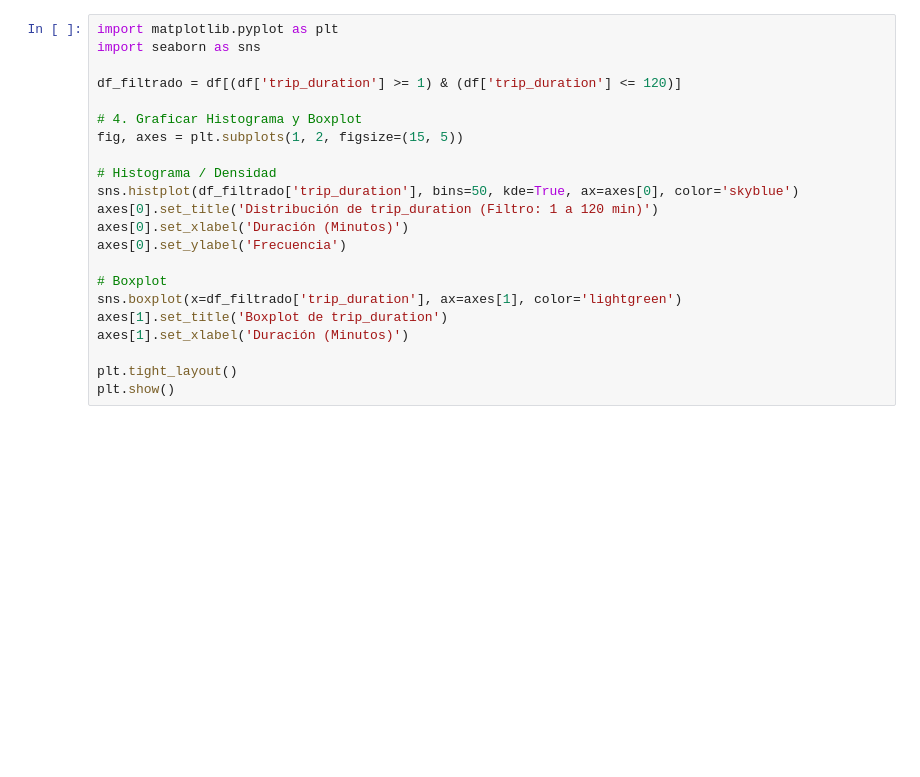
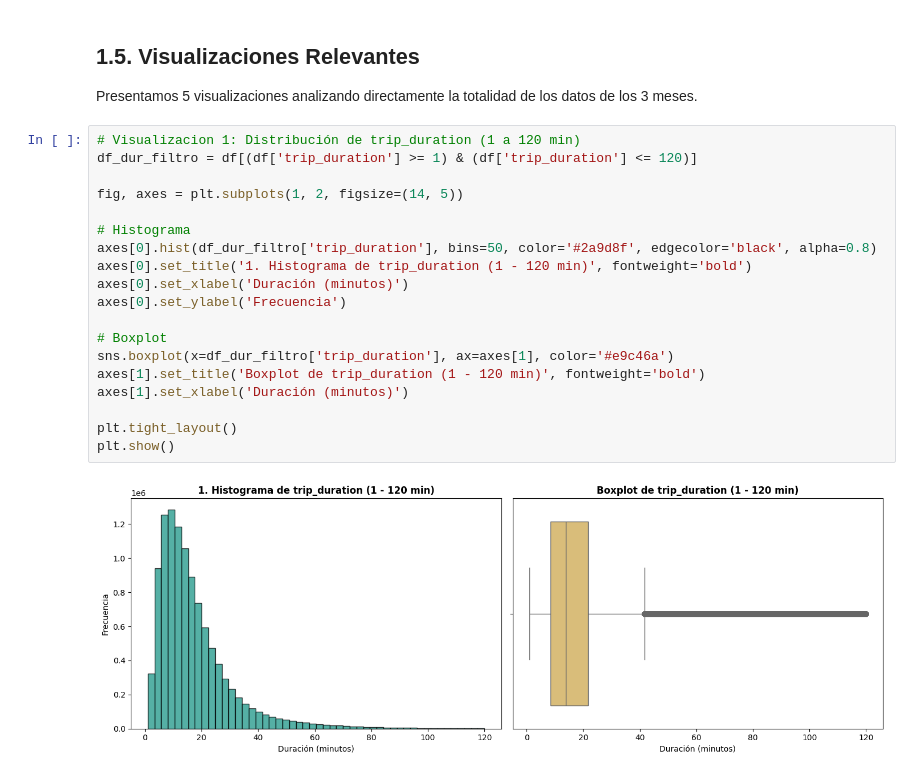
Before and after one commit to AxelPortal/MachineLearning_Proyecto, a Jupyter notebook: notebooks/01_exploracion_inicial.ipynb, the cells around one changed output. Saved outputs shown, nothing was run; the diff lists cells and outputs as text; blank space fills up the shorter version.

```diff
--- a/notebooks/01_exploracion_inicial.ipynb
+++ b/notebooks/01_exploracion_inicial.ipynb
@@ -100,23 +107,25 @@ max      9.983933e+03
 Name: trip_duration, dtype: float64
+# %% [markdown]
+## 1.5. Visualizaciones Relevantes
+Presentamos 5 visualizaciones analizando directamente la totalidad de los datos de los 3 meses.
 # %%
-import matplotlib.pyplot as plt
-import seaborn as sns
+# Visualizacion 1: Distribución de trip_duration (1 a 120 min)
+df_dur_filtro = df[(df['trip_duration'] >= 1) & (df['trip_duration'] <= 120)]
 
-df_filtrado = df[(df['trip_duration'] >= 1) & (df['trip_duration'] <= 120)]
+fig, axes = plt.subplots(1, 2, figsize=(14, 5))
 
-# 4. Graficar Histograma y Boxplot
-fig, axes = plt.subplots(1, 2, figsize=(15, 5))
-
-# Histograma / Densidad
-sns.histplot(df_filtrado['trip_duration'], bins=50, kde=True, ax=axes[0], color='skyblue')
-axes[0].set_title('Distribución de trip_duration (Filtro: 1 a 120 min)')
-axes[0].set_xlabel('Duración (Minutos)')
+# Histograma
+axes[0].hist(df_dur_filtro['trip_duration'], bins=50, color='#2a9d8f', edgecolor='black', alpha=0.8)
+axes[0].set_title('1. Histograma de trip_duration (1 - 120 min)', fontweight='bold')
+axes[0].set_xlabel('Duración (minutos)')
 axes[0].set_ylabel('Frecuencia')
 
 # Boxplot
-sns.boxplot(x=df_filtrado['trip_duration'], ax=axes[1], color='lightgreen')
-axes[1].set_title('Boxplot de trip_duration')
-axes[1].set_xlabel('Duración (Minutos)')
+sns.boxplot(x=df_dur_filtro['trip_duration'], ax=axes[1], color='#e9c46a')
+axes[1].set_title('Boxplot de trip_duration (1 - 120 min)', fontweight='bold')
+axes[1].set_xlabel('Duración (minutos)')
 
 plt.tight_layout()
 plt.show()
+# %% [output]
+[figure, added]
```
Also changed, not shown: parts of 24 cells of this notebook, 4 other files.
